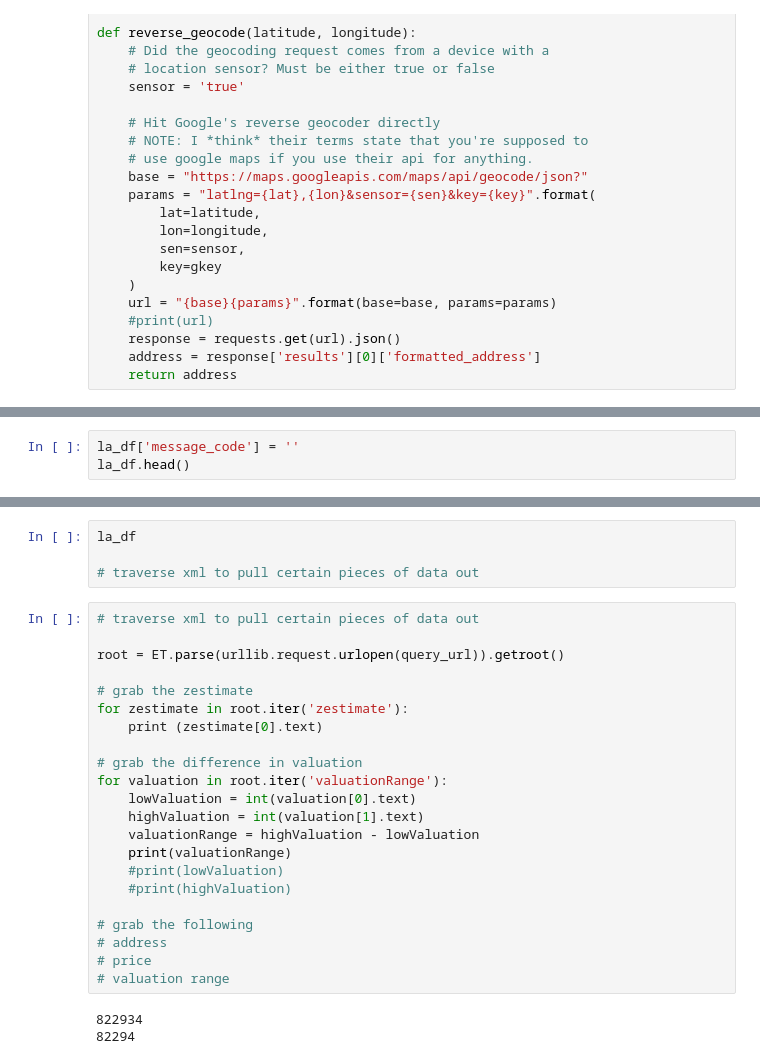
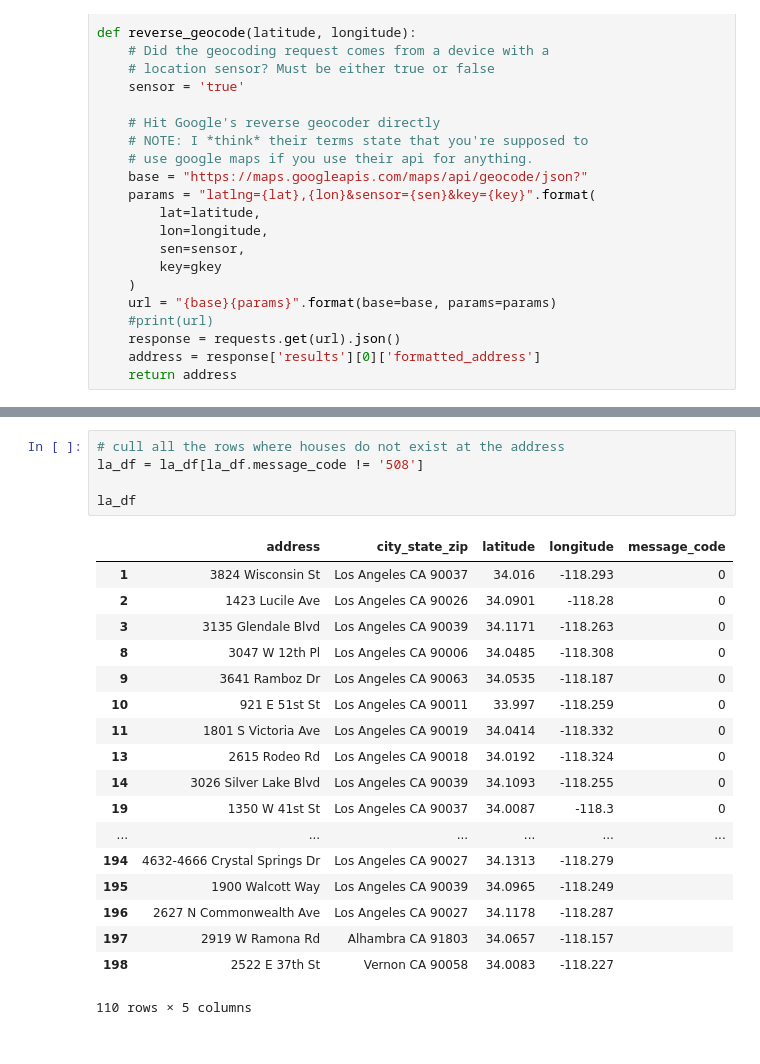
Before and after one commit to sueDCBV/USCBootcamp_FirstProject, a Jupyter notebook: zillowtest.ipynb, the cells around one changed output, grey strips where cells are left out. Drawn from its saved outputs; the diff is of its cells as text.

```diff
--- a/zillowtest.ipynb
+++ b/zillowtest.ipynb
@@ -106,4 +107 @@ generate_latlng(34.0522342,-118.2436849, la_df)
 199 rows × 4 columns
-# %%
-la_df['message_code'] = ''
-la_df.head()
@@ -169,29 +167,24 @@ for index, row in la_df.iterrows():
-# %%
-la_df
-
-# traverse xml to pull certain pieces of data out
-# %%
-# traverse xml to pull certain pieces of data out
-
-root = ET.parse(urllib.request.urlopen(query_url)).getroot()
-
-# grab the zestimate
-for zestimate in root.iter('zestimate'):
-    print (zestimate[0].text)
-
-# grab the difference in valuation
-for valuation in root.iter('valuationRange'):
-    lowValuation = int(valuation[0].text)
-    highValuation = int(valuation[1].text)
-    valuationRange = highValuation - lowValuation
-    print(valuationRange)
-    #print(lowValuation)
-    #print(highValuation)
-
-# grab the following
-# address
-# price
-# valuation range
-# %% [output]
-822934
-82294
+# %%
+# cull all the rows where houses do not exist at the address
+la_df = la_df[la_df.message_code != '508']
+
+la_df
+# %% [output]
+|  | address | city_state_zip | latitude | longitude | message_code |
+| 1 | 3824 Wisconsin St | Los Angeles CA 90037 | 34.016 | -118.293 | 0 |
+| 2 | 1423 Lucile Ave | Los Angeles CA 90026 | 34.0901 | -118.28 | 0 |
+| 3 | 3135 Glendale Blvd | Los Angeles CA 90039 | 34.1171 | -118.263 | 0 |
+| 8 | 3047 W 12th Pl | Los Angeles CA 90006 | 34.0485 | -118.308 | 0 |
+| 9 | 3641 Ramboz Dr | Los Angeles CA 90063 | 34.0535 | -118.187 | 0 |
+| 10 | 921 E 51st St | Los Angeles CA 90011 | 33.997 | -118.259 | 0 |
+| 11 | 1801 S Victoria Ave | Los Angeles CA 90019 | 34.0414 | -118.332 | 0 |
+| 13 | 2615 Rodeo Rd | Los Angeles CA 90018 | 34.0192 | -118.324 | 0 |
+| 14 | 3026 Silver Lake Blvd | Los Angeles CA 90039 | 34.1093 | -118.255 | 0 |
+| 19 | 1350 W 41st St | Los Angeles CA 90037 | 34.0087 | -118.3 | 0 |
+| ... | ... | ... | ... | ... | ... |
+| 194 | 4632-4666 Crystal Springs Dr | Los Angeles CA 90027 | 34.1313 | -118.279 |  |
+| 195 | 1900 Walcott Way | Los Angeles CA 90039 | 34.0965 | -118.249 |  |
+| 196 | 2627 N Commonwealth Ave | Los Angeles CA 90027 | 34.1178 | -118.287 |  |
+| 197 | 2919 W Ramona Rd | Alhambra CA 91803 | 34.0657 | -118.157 |  |
+| 198 | 2522 E 37th St | Vernon CA 90058 | 34.0083 | -118.227 |  |
+110 rows × 5 columns
```
Also changed, not shown: parts of 5 cells of this notebook.
